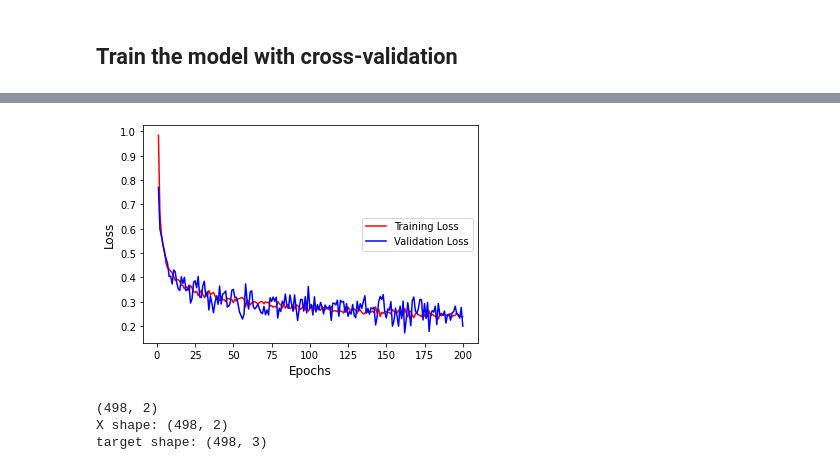
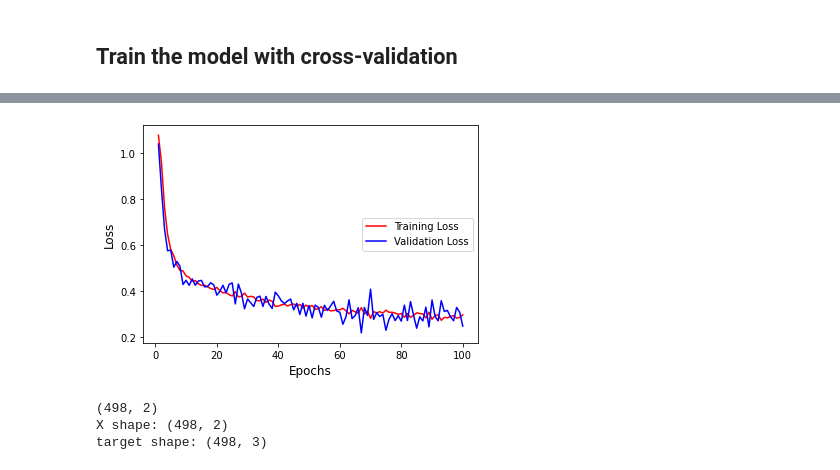
Before and after one commit to Hao-Jiun-Tu/NTHU-EE-Machine-Learning, a Jupyter notebook: EE6550/HW3/hw3_nn_layers_cross_val.ipynb, the cells around one changed output, grey strips where cells are left out. Drawn from its saved outputs; the diff is of its cells as text; code cells hidden in the pictures.

```diff
--- a/EE6550/HW3/hw3_nn_layers_cross_val.ipynb
+++ b/EE6550/HW3/hw3_nn_layers_cross_val.ipynb
@@ -434,6 +423,6 @@ target shape: (1470, 3)
 # %%
 layer_sizes = [2, 20, 3]
 MLP = layer2_nn(layer_sizes)
-MLP.train(X, target, split_ratio=0.8, epochs=200, lr=0.01)
+MLP.train(X, target, split_ratio=0.8, epochs=100, lr=0.005)
 # %% [output]
 ==> epoch: 0
@@ -764,6 +753,6 @@ target shape: (1470, 3)
 # %%
 layer_sizes = [2, 20, 20, 3]
 MLP = layer3_nn(layer_sizes)
-MLP.train(X, target, split_ratio=0.8, epochs=200, lr=0.01)
+MLP.train(X, target, split_ratio=0.8, epochs=100, lr=0.005)
 # %% [output]
 ==> epoch: 0
@@ -786,4 +775,4 @@ Val  : Accuracy= 0.9183673469387755, loss= 0.20041190329416336
-[figure, old version]
+[figure, new version]
 # %%
 X = Prep.x_test
 print(X.shape)
```
Also changed, not shown: parts of 9 cells of this notebook, 1 other file.
